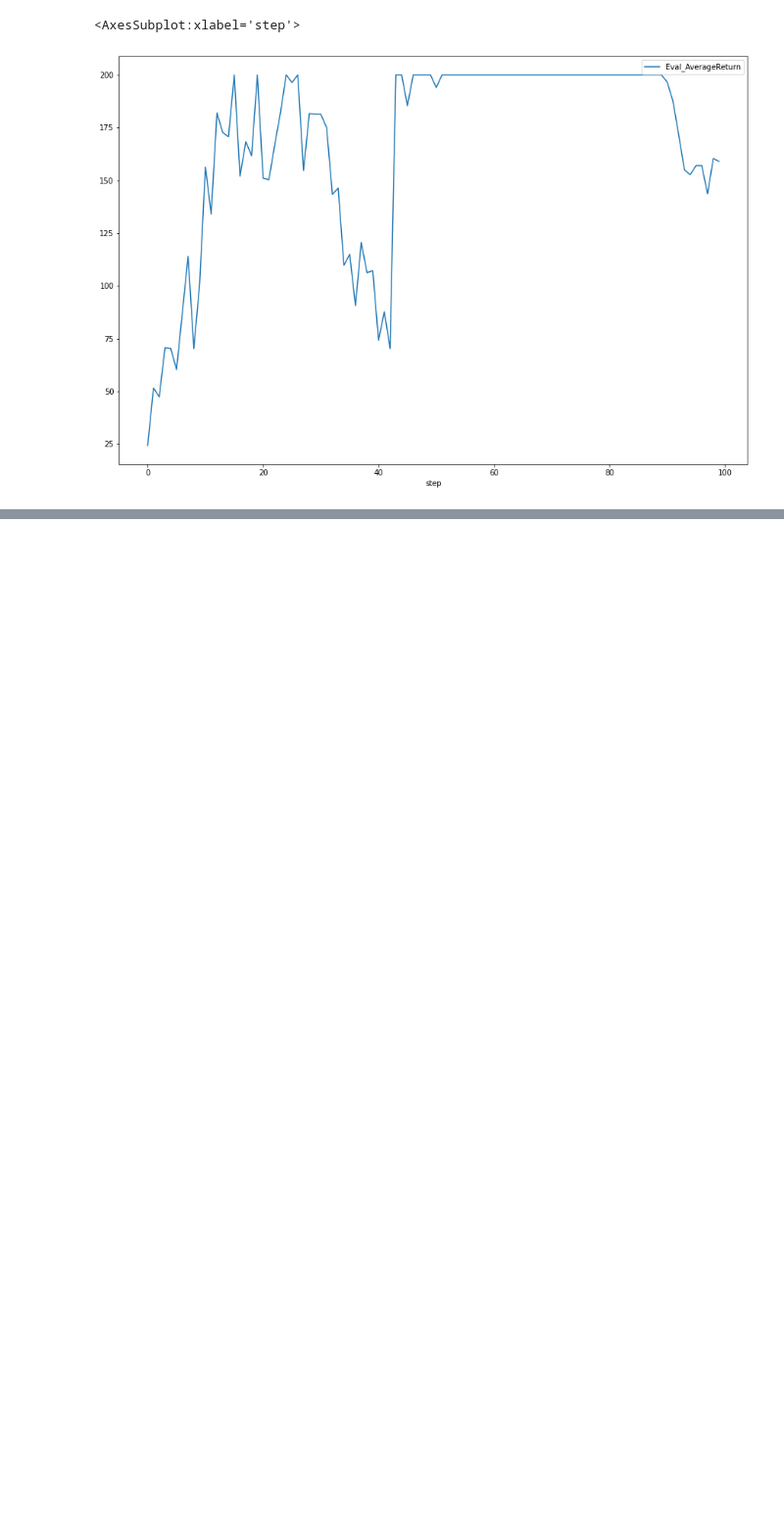
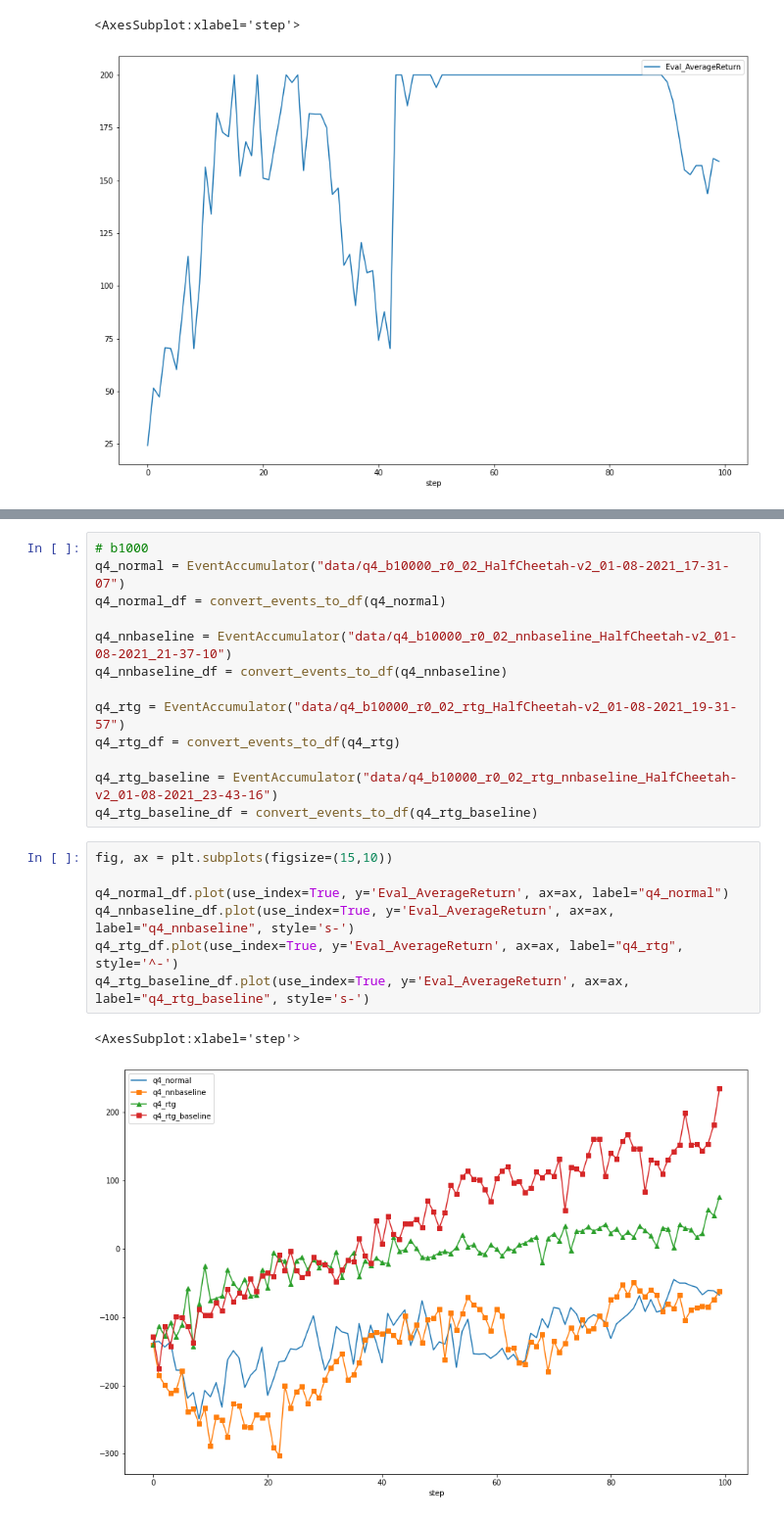
Before and after one commit to tpvt99/rl_homework_2019, a Jupyter notebook: hw2/plot_graph.ipynb, the cells around one changed output, grey strips where cells are left out. Shown at 98% size. Drawn from its saved outputs; the diff is of its cells as text; blank space fills up the shorter version.

```diff
--- a/hw2/plot_graph.ipynb
+++ b/hw2/plot_graph.ipynb
@@ -101,0 +212,23 @@ q1_sb_no_rtg_dsa_df.plot(y='Eval_AverageReturn', ax=ax)
+# %%
+# b1000
+q4_normal = EventAccumulator("data/q4_b10000_r0_02_HalfCheetah-v2_01-08-2021_17-31-07")
+q4_normal_df = convert_events_to_df(q4_normal)
+
+q4_nnbaseline = EventAccumulator("data/q4_b10000_r0_02_nnbaseline_HalfCheetah-v2_01-08-2021_21-37-10")
+q4_nnbaseline_df = convert_events_to_df(q4_nnbaseline)
+
+q4_rtg = EventAccumulator("data/q4_b10000_r0_02_rtg_HalfCheetah-v2_01-08-2021_19-31-57")
+q4_rtg_df = convert_events_to_df(q4_rtg)
+
+q4_rtg_baseline = EventAccumulator("data/q4_b10000_r0_02_rtg_nnbaseline_HalfCheetah-v2_01-08-2021_23-43-16")
+q4_rtg_baseline_df = convert_events_to_df(q4_rtg_baseline)
+# %%
+fig, ax = plt.subplots(figsize=(15,10))
+
+q4_normal_df.plot(use_index=True, y='Eval_AverageReturn', ax=ax, label="q4_normal")
+q4_nnbaseline_df.plot(use_index=True, y='Eval_AverageReturn', ax=ax, label="q4_nnbaseline", style='s-')
+q4_rtg_df.plot(use_index=True, y='Eval_AverageReturn', ax=ax, label="q4_rtg", style='^-')
+q4_rtg_baseline_df.plot(use_index=True, y='Eval_AverageReturn', ax=ax, label="q4_rtg_baseline", style='s-')
+# %% [output]
+<AxesSubplot:xlabel='step'>
+[figure, added]
```
Also changed, not shown: parts of 10 cells of this notebook, 1 other file.
